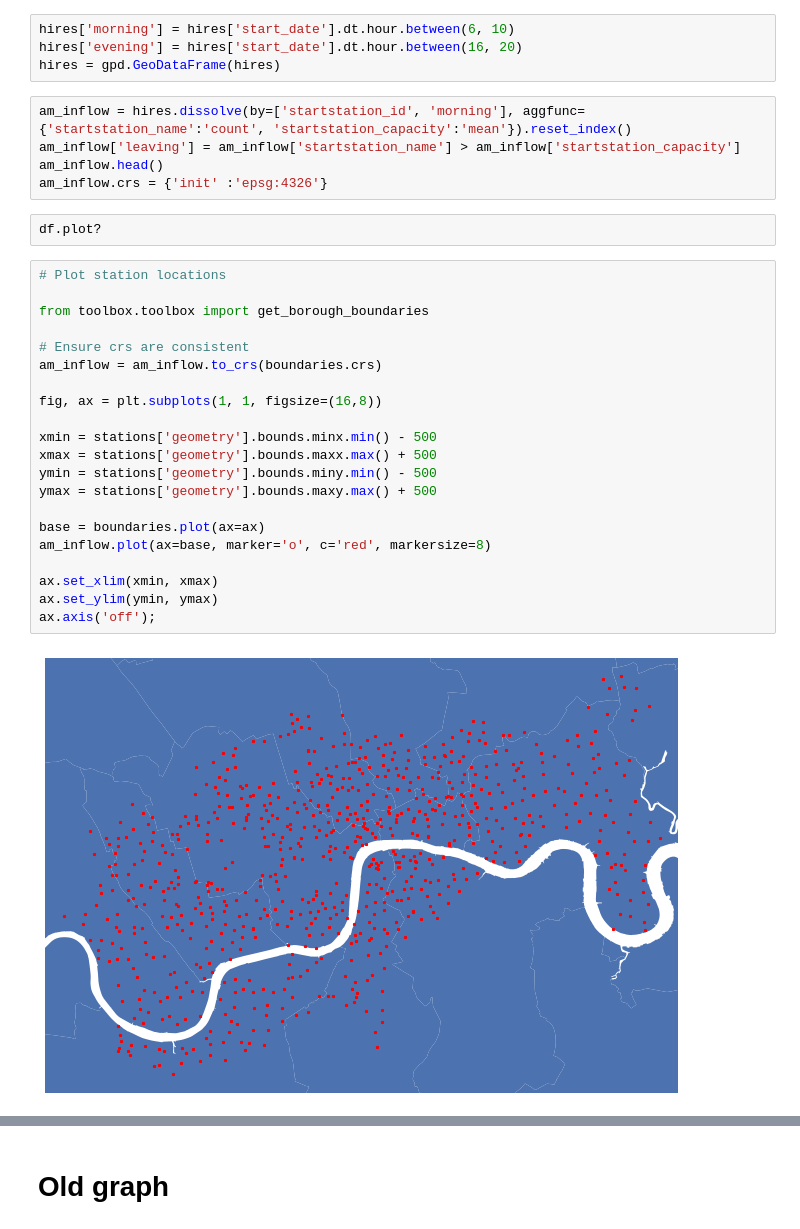
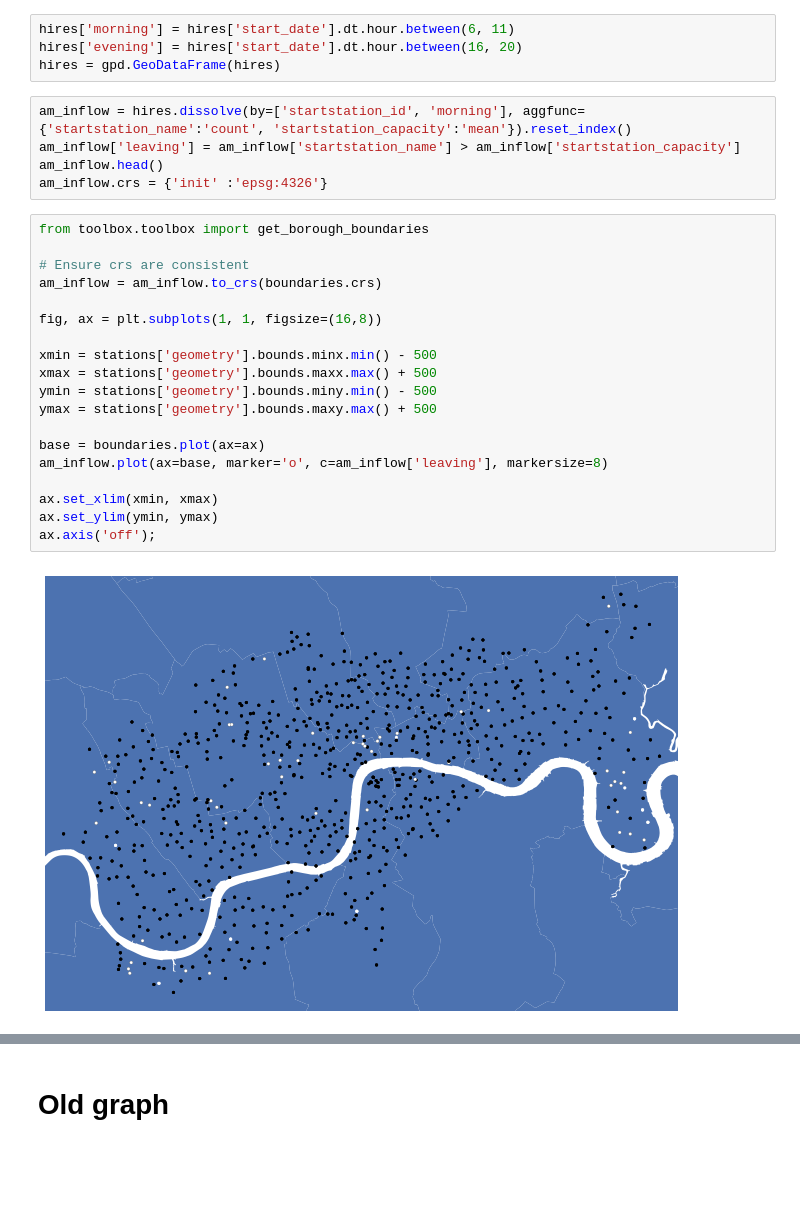
Before and after one commit to fabiangunzinger/london_cycling, a Jupyter notebook: tfl_bikes_movement.ipynb, the cells around one changed output, grey strips where cells are left out. Saved outputs shown, nothing was run; the diff lists cells and outputs as text; blank space fills up the shorter version.

Commit message:
First sensible outflows graph

```diff
--- a/tfl_bikes_movement.ipynb
+++ b/tfl_bikes_movement.ipynb
@@ -135,7 +135,7 @@ ax.axis('off');
 # %% [markdown]
 # Plot inflows and outflows
 # %%
-hires['morning'] = hires['start_date'].dt.hour.between(6, 10)
+hires['morning'] = hires['start_date'].dt.hour.between(6, 11)
 hires['evening'] = hires['start_date'].dt.hour.between(16, 20)
 hires = gpd.GeoDataFrame(hires)
 # %%
@@ -143,28 +143,24 @@ am_inflow = hires.dissolve(by=['startstation_id', 'morning'], aggfunc={'startsta
 am_inflow['leaving'] = am_inflow['startstation_name'] > am_inflow['startstation_capacity']
 am_inflow.head()
 am_inflow.crs = {'init' :'epsg:4326'}
-# %%
-df.plot?
 # %%
-# Plot station locations
-
 from toolbox.toolbox import get_borough_boundaries
 
 # Ensure crs are consistent
 am_inflow = am_inflow.to_crs(boundaries.crs)
 
 fig, ax = plt.subplots(1, 1, figsize=(16,8))
 
 xmin = stations['geometry'].bounds.minx.min() - 500
 xmax = stations['geometry'].bounds.maxx.max() + 500
 ymin = stations['geometry'].bounds.miny.min() - 500
 ymax = stations['geometry'].bounds.maxy.max() + 500
 
 base = boundaries.plot(ax=ax)
-am_inflow.plot(ax=base, marker='o', c='red', markersize=8)
+am_inflow.plot(ax=base, marker='o', c=am_inflow['leaving'], markersize=8)
 
 ax.set_xlim(xmin, xmax)
 ax.set_ylim(ymin, ymax)
 ax.axis('off');
 # %% [output]
-[figure, old version]
+[figure, new version]
```
Also changed, not shown: parts of 2 cells of this notebook.
